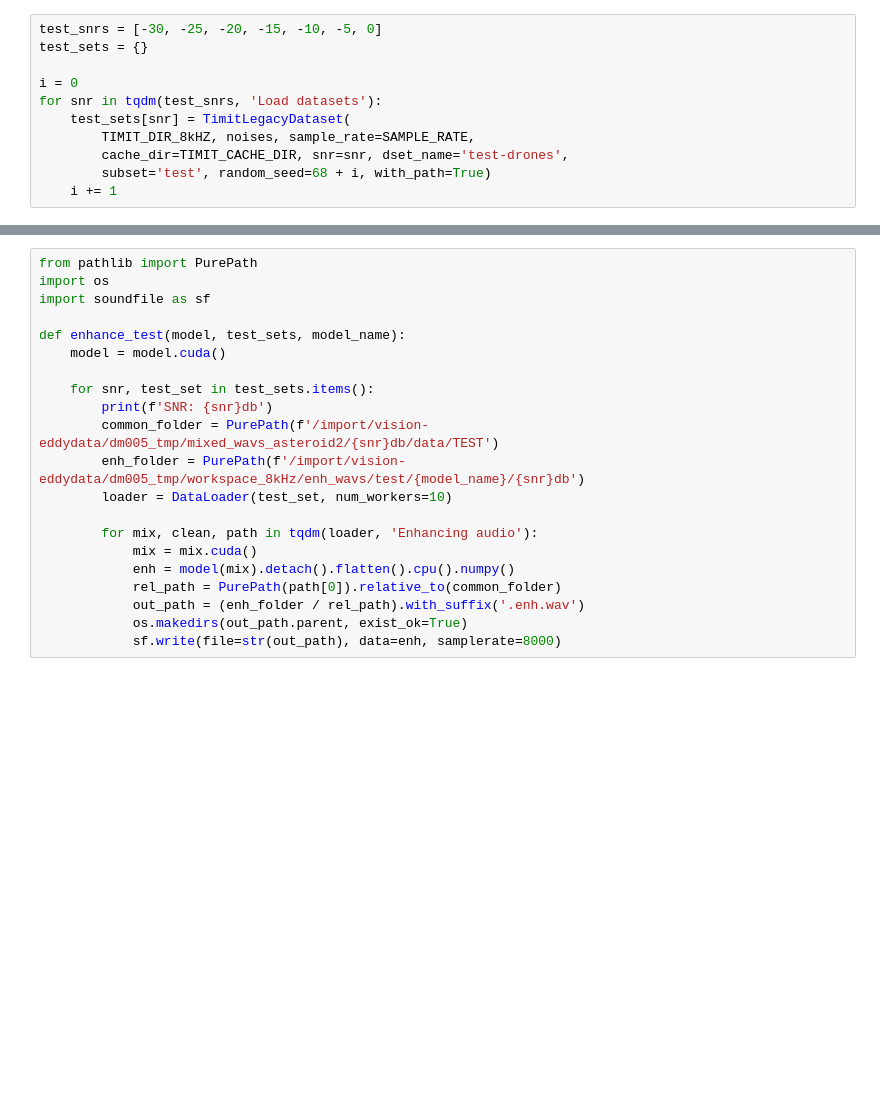
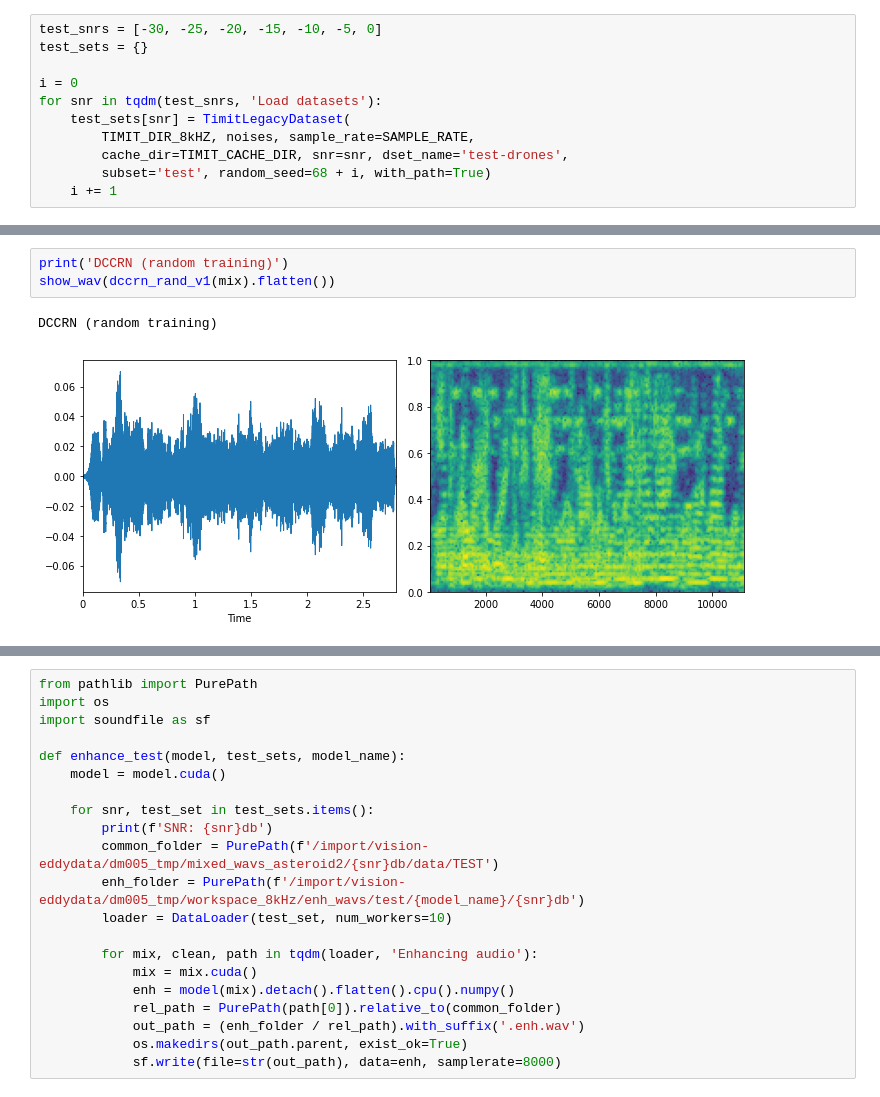
Before and after one commit to flyingleafe/asteroid, a Jupyter notebook: notebooks/evaluation2.ipynb, the cells around one changed output, grey strips where cells are left out. Drawn from its saved outputs; the diff is of its cells as text; blank space fills up the shorter version.

```diff
--- a/notebooks/evaluation2.ipynb
+++ b/notebooks/evaluation2.ipynb
@@ -96 +75,7 @@ DCUNET-20 (random training)
 [interactive output not drawn]
+# %%
+print('DCCRN (random training)')
+show_wav(dccrn_rand_v1(mix).flatten())
+# %% [output]
+DCCRN (random training)
+[figure, added]
```
Also changed, not shown: parts of 18 cells of this notebook, 5 other files.
